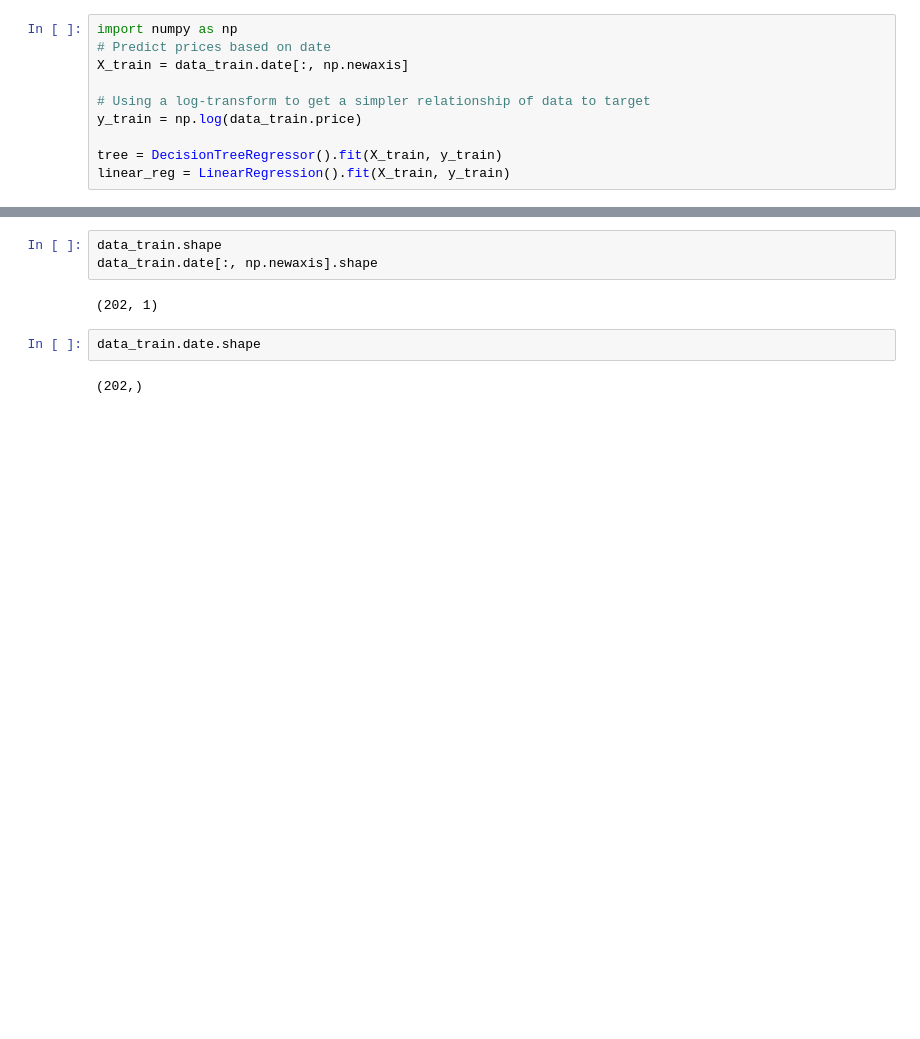
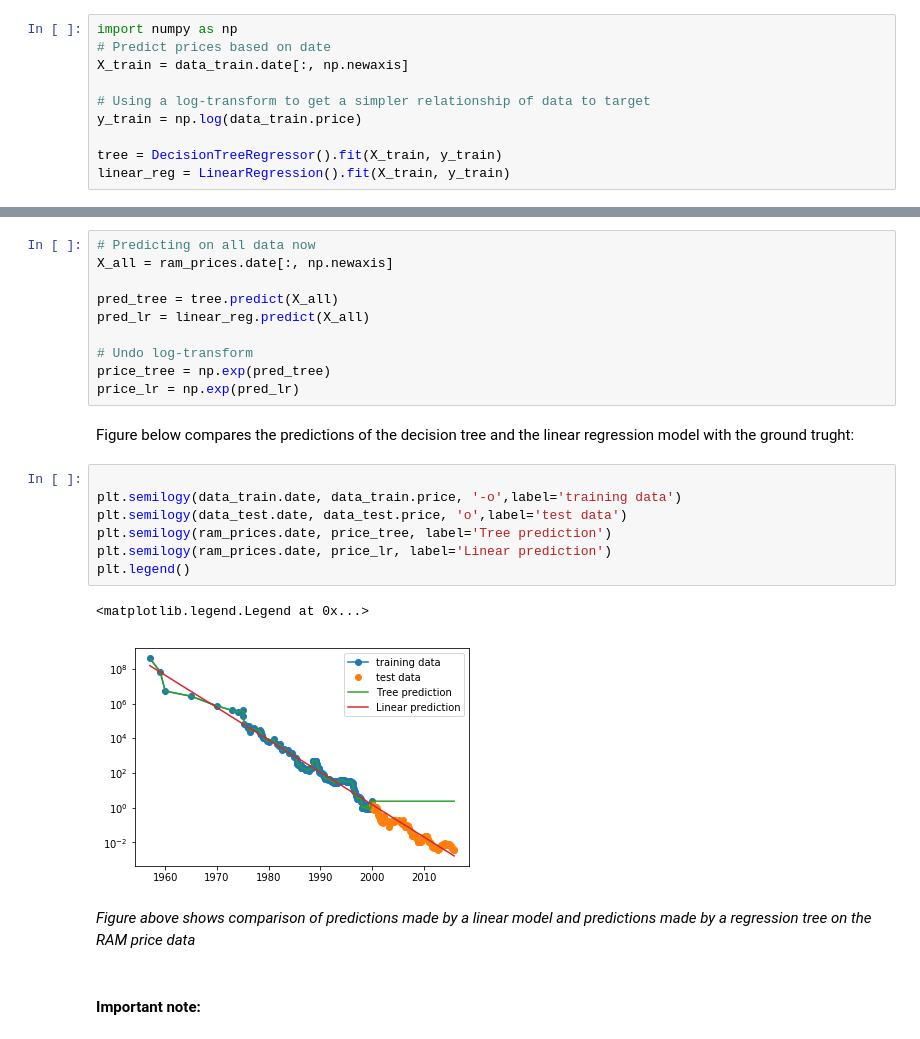
Before and after one commit to abudata/Machine_Learning, a Jupyter notebook: Supervised_Learning_Decision_Trees.ipynb, the cells around one changed output, grey strips where cells are left out. Cells and saved outputs as stored; diff of their text form; blank space fills up the shorter version.

Commit message:
Important note added

```diff
--- a/Supervised_Learning_Decision_Trees.ipynb
+++ b/Supervised_Learning_Decision_Trees.ipynb
@@ -261,9 +252,26 @@ Name: price, dtype: float64
-# %%
-data_train.shape
-data_train.date[:, np.newaxis].shape
-# %% [output]
-(202, 1)
-# %%
-data_train.date.shape
-# %% [output]
-(202,)
+# %%
+# Predicting on all data now
+X_all = ram_prices.date[:, np.newaxis]
+
+pred_tree = tree.predict(X_all)
+pred_lr = linear_reg.predict(X_all)
+
+# Undo log-transform
+price_tree = np.exp(pred_tree)
+price_lr = np.exp(pred_lr)
+# %% [markdown]
+Figure below compares the predictions of the decision tree and the linear regression model with the ground trught:
+# %%
+
+plt.semilogy(data_train.date, data_train.price, '-o',label='training data')
+plt.semilogy(data_test.date, data_test.price, 'o',label='test data')
+plt.semilogy(ram_prices.date, price_tree, label='Tree prediction')
+plt.semilogy(ram_prices.date, price_lr, label='Linear prediction')
+plt.legend()
+# %% [output]
+<matplotlib.legend.Legend at 0x...>
+[figure, added]
+# %% [markdown]
+*Figure above shows comparison of predictions made by a linear model and predictions made by a regression tree on the RAM price data*
+# %% [markdown]
+#### Important note:
```
Also changed, not shown: parts of 2 cells of this notebook.
